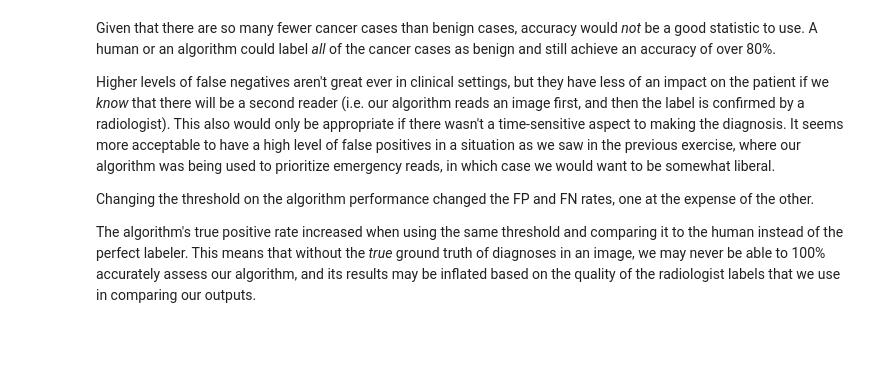
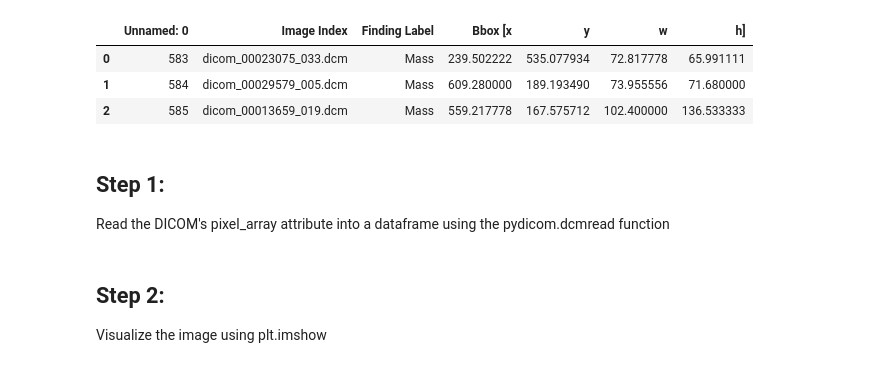
Before and after one commit to TRoboto/Udacity, a Jupyter notebook: AI for Healthcare Nanodegree/Exercise - Performance of ML/Exercise.ipynb, the cells around one changed output. Cells and saved outputs as stored; diff of their text form; code cells hidden in the pictures; blank space fills up the shorter version.

```diff
--- a/AI for Healthcare Nanodegree/Exercise - Performance of ML/Exercise.ipynb
+++ b/AI for Healthcare Nanodegree/Exercise - Performance of ML/Exercise.ipynb
@@ -92,8 +0,0 @@ array([[ 23,  13],
-# %% [markdown]
-Given that there are so many fewer cancer cases than benign cases, accuracy would _not_ be a good statistic to use. A human or an algorithm could label _all_ of the cancer cases as benign and still achieve an accuracy of over 80%.
-
-Higher levels of false negatives aren't great ever in clinical settings, but they have less of an impact on the patient if we _know_ that there will be a second reader (i.e. our algorithm reads an image first, and then the label is confirmed by a radiologist). This also would only be appropriate if there wasn't a time-sensitive aspect to making the diagnosis. It seems more acceptable to have a high level of false positives in a situation as we saw in the previous exercise, where our algorithm was being used to prioritize emergency reads, in which case we would want to be somewhat liberal.
-
-Changing the threshold on the algorithm performance changed the FP and FN rates, one at the expense of the other.
-
-The algorithm's true positive rate increased when using the same threshold and comparing it to the human instead of the perfect labeler. This means that without the _true_ ground truth of diagnoses in an image, we may never be able to 100% accurately assess our algorithm, and its results may be inflated based on the quality of the radiologist labels that we use in comparing our outputs.
@@ -99,0 +8,11 @@ The algorithm's true positive rate increased when using the same threshold and c
+# %%
+bbox = pd.read_csv('bounding_boxes.csv')
+bbox
+# %% [output]
+|  | Unnamed: 0 | Image Index | Finding Label | Bbox [x | y | w | h] |
+| 0 | 583 | dicom_00023075_033.dcm | Mass | 239.502222 | 535.077934 | 72.817778 | 65.991111 |
+| 1 | 584 | dicom_00029579_005.dcm | Mass | 609.280000 | 189.193490 | 73.955556 | 71.680000 |
+| 2 | 585 | dicom_00013659_019.dcm | Mass | 559.217778 | 167.575712 | 102.400000 | 136.533333 |
+# %% [markdown]
+## Step 1:
+Read the DICOM's pixel_array attribute into a dataframe using the pydicom.dcmread function
@@ -99,0 +21,3 @@ The algorithm's true positive rate increased when using the same threshold and c
+# %% [markdown]
+## Step 2:
+Visualize the image using plt.imshow
```
Also changed, not shown: parts of 40 cells of this notebook.
